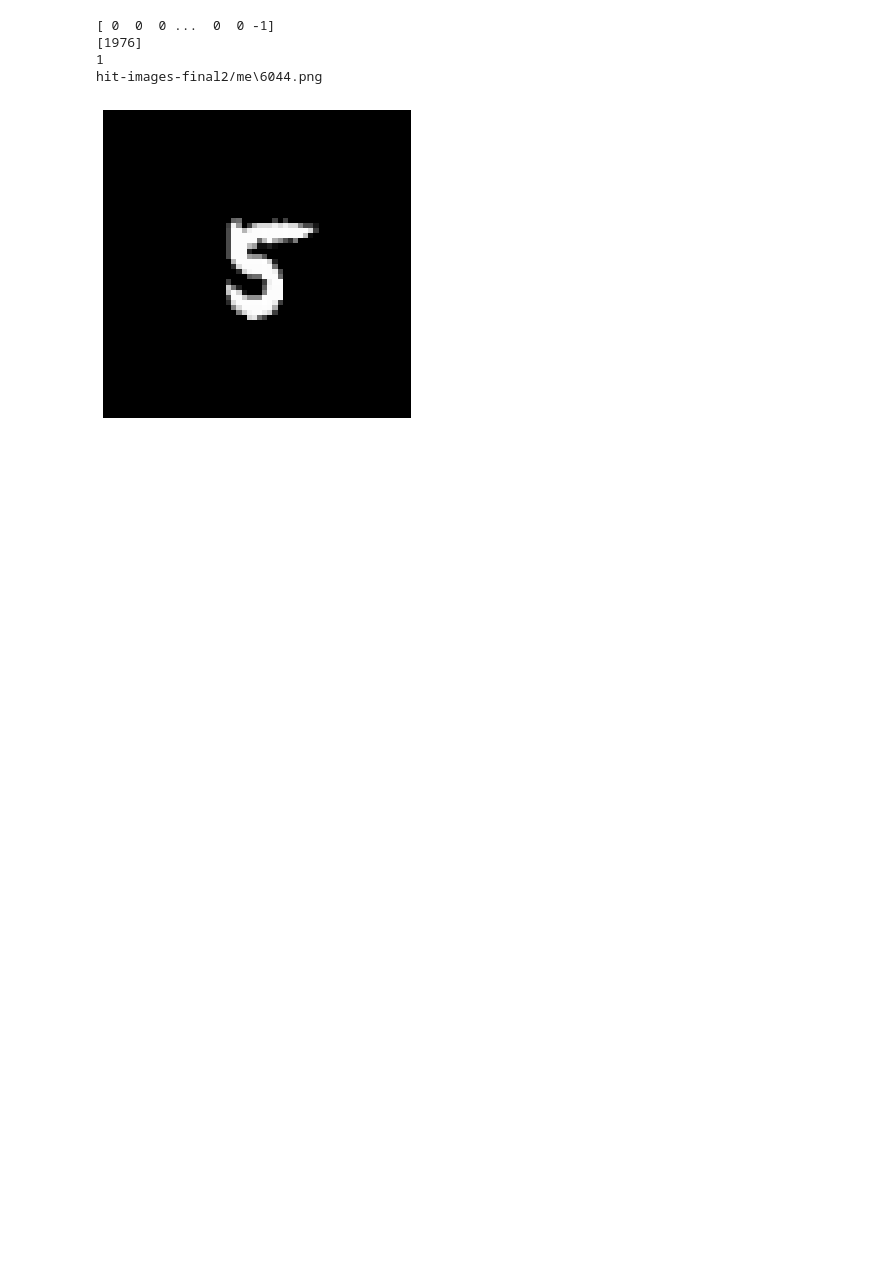
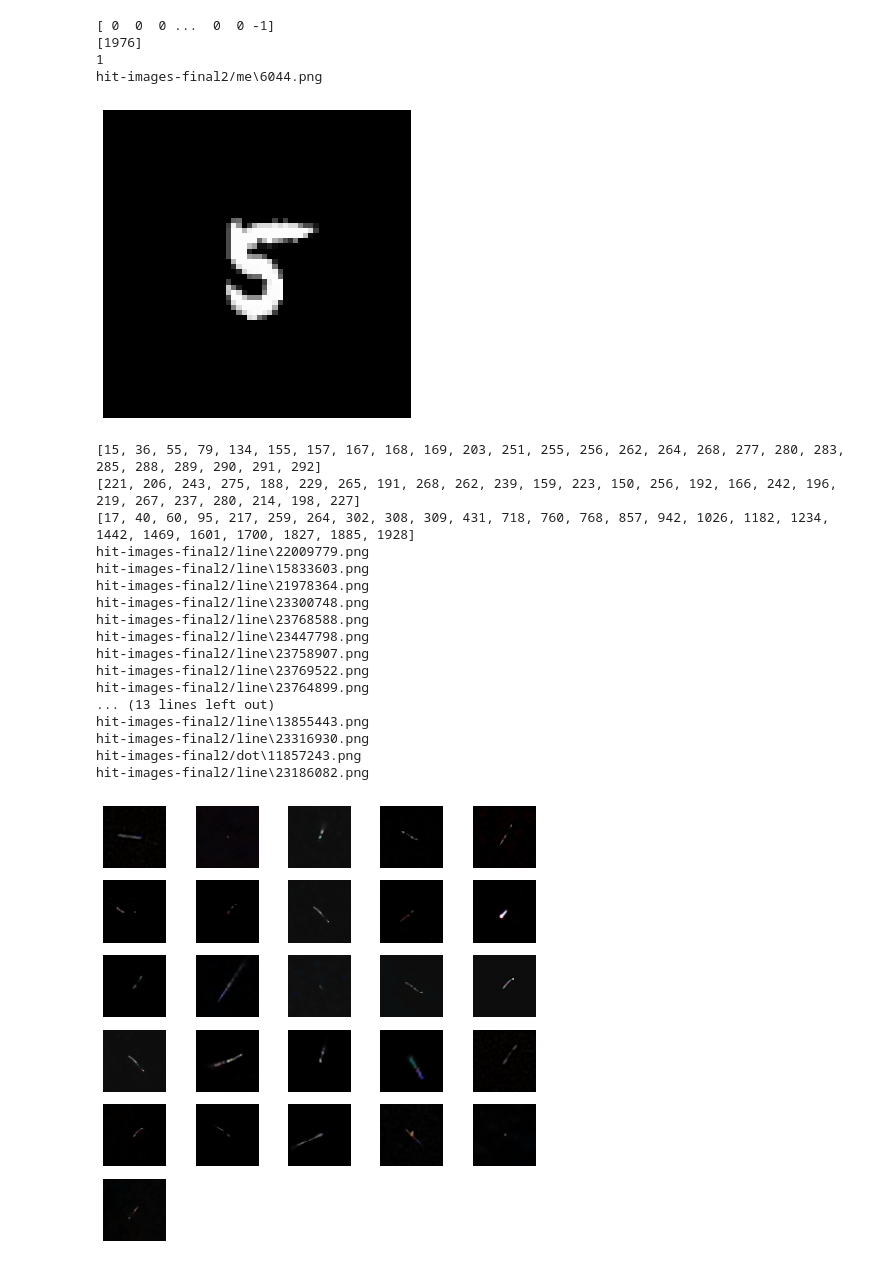
Before and after one commit to marp-science/credo-anomalies, a Jupyter notebook: 02_train_and_test_tracks_worms_th_dots_optics.ipynb, the cells around one changed output. Cells and saved outputs as stored; diff of their text form; code cells hidden in the pictures; blank space fills up the shorter version.

```diff
--- a/02_train_and_test_tracks_worms_th_dots_optics.ipynb
+++ b/02_train_and_test_tracks_worms_th_dots_optics.ipynb
@@ -494,0 +584,28 @@ hit-images-final2/me\6044.png
+# %%
+me_set, me_files = load_images('hit-images-final2/me')
+me_embedding = encoder_embedding(TRACKS_AC, me_set)
+me_files = np.asarray(me_files)
+
+embedding = np.vstack([tracks_embedding, me_embedding])
+t_files = np.hstack([tracks_t_files, me_files])
+
+algomerative(embedding, t_files, 250)
+# %% [output]
+[15, 36, 55, 79, 134, 155, 157, 167, 168, 169, 203, 251, 255, 256, 262, 264, 268, 277, 280, 283, 285, 288, 289, 290, 291, 292]
+[221, 206, 243, 275, 188, 229, 265, 191, 268, 262, 239, 159, 223, 150, 256, 192, 166, 242, 196, 219, 267, 237, 280, 214, 198, 227]
+[17, 40, 60, 95, 217, 259, 264, 302, 308, 309, 431, 718, 760, 768, 857, 942, 1026, 1182, 1234, 1442, 1469, 1601, 1700, 1827, 1885, 1928]
+hit-images-final2/line\22009779.png
+hit-images-final2/line\15833603.png
+hit-images-final2/line\21978364.png
+hit-images-final2/line\23300748.png
+hit-images-final2/line\23768588.png
+hit-images-final2/line\23447798.png
+hit-images-final2/line\23758907.png
+hit-images-final2/line\23769522.png
+hit-images-final2/line\23764899.png
+... (13 lines left out)
+hit-images-final2/line\13855443.png
+hit-images-final2/line\23316930.png
+hit-images-final2/dot\11857243.png
+hit-images-final2/line\23186082.png
+[figure, added]
```
Also changed, not shown: parts of 9 cells of this notebook.
